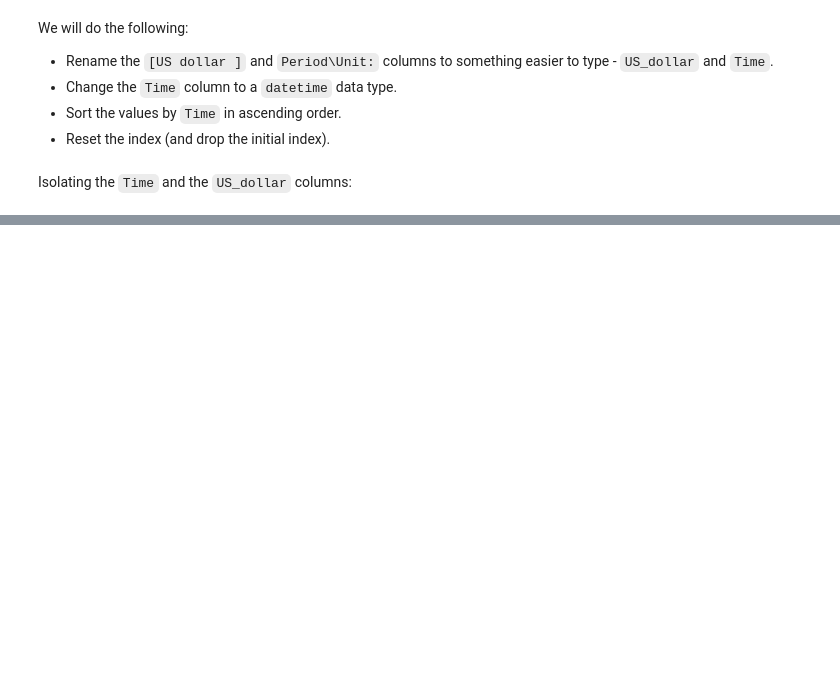
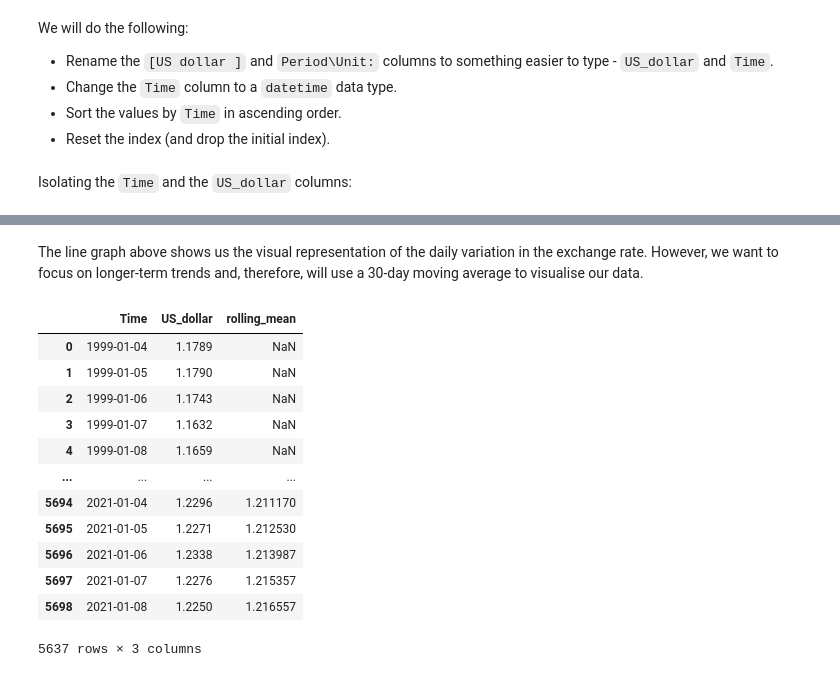
Before and after one commit to matt-heyda/Storytelling-Data-Visualisation-on-Exchange-Rates, a Jupyter notebook: Storytelling Data Visualization on Exchange Rates.ipynb, the cells around one changed output, grey strips where cells are left out. Saved outputs shown, nothing was run; the diff lists cells and outputs as text; code cells hidden in the pictures; blank space fills up the shorter version.

```diff
--- a/Storytelling Data Visualization on Exchange Rates.ipynb
+++ b/Storytelling Data Visualization on Exchange Rates.ipynb
@@ -91,0 +111,21 @@ Name: US_dollar, Length: 3528, dtype: int64
+# %% [markdown]
+The line graph above shows us the visual representation of the daily variation in the exchange rate. However, we want to focus on longer-term trends and, therefore, will use a 30-day moving average to visualise our data.
+# %%
+## Creating new 'rolling_mean' column ##
+
+euro_to_dollar["rolling_mean"] = euro_to_dollar["US_dollar"].rolling(30).mean()
+euro_to_dollar
+# %% [output]
+|  | Time | US_dollar | rolling_mean |
+| 0 | 1999-01-04 | 1.1789 | NaN |
+| 1 | 1999-01-05 | 1.1790 | NaN |
+| 2 | 1999-01-06 | 1.1743 | NaN |
+| 3 | 1999-01-07 | 1.1632 | NaN |
+| 4 | 1999-01-08 | 1.1659 | NaN |
+| ... | ... | ... | ... |
+| 5694 | 2021-01-04 | 1.2296 | 1.211170 |
+| 5695 | 2021-01-05 | 1.2271 | 1.212530 |
+| 5696 | 2021-01-06 | 1.2338 | 1.213987 |
+| 5697 | 2021-01-07 | 1.2276 | 1.215357 |
+| 5698 | 2021-01-08 | 1.2250 | 1.216557 |
+5637 rows × 3 columns
```
Also changed, not shown: parts of 7 cells of this notebook.
